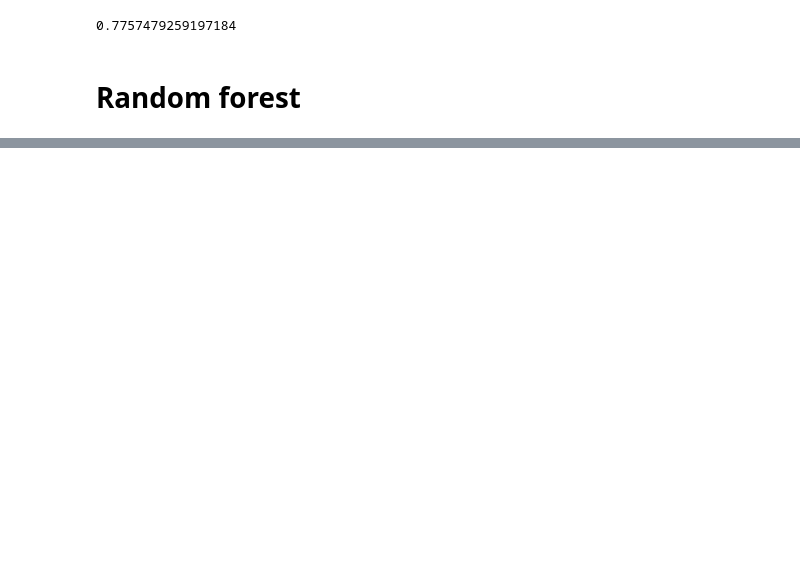
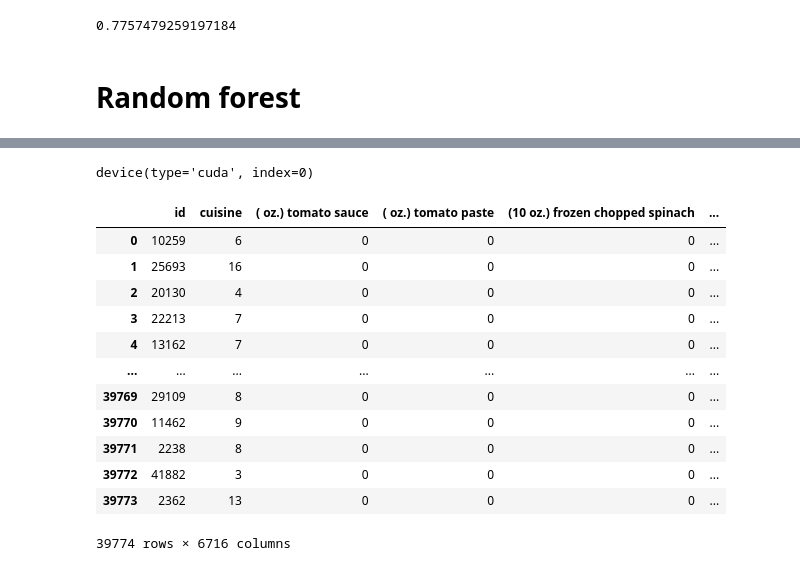
Before and after one commit to ShuvalovDR/ML_cuisine, a Jupyter notebook: Cuisine_solution.ipynb, the cells around one changed output, grey strips where cells are left out. Saved outputs shown, nothing was run; the diff lists cells and outputs as text; code cells hidden in the pictures; blank space fills up the shorter version.

```diff
--- a/Cuisine_solution.ipynb
+++ b/Cuisine_solution.ipynb
@@ -201,0 +173,5 @@ accuracy_score(predictions, y_test)
+# %%
+device = torch.device("cuda:0" if torch.cuda.is_available() else "cpu")
+device
+# %% [output]
+device(type='cuda', index=0)
@@ -201,0 +187,18 @@ accuracy_score(predictions, y_test)
+# %%
+encoder = LabelEncoder()
+data['cuisine'] = encoder.fit_transform(data['cuisine'])
+data
+# %% [output]
+|  | id | cuisine | ( oz.) tomato sauce | ( oz.) tomato paste | (10 oz.) frozen chopped spinach | ... |
+| 0 | 10259 | 6 | 0 | 0 | 0 | ... |
+| 1 | 25693 | 16 | 0 | 0 | 0 | ... |
+| 2 | 20130 | 4 | 0 | 0 | 0 | ... |
+| 3 | 22213 | 7 | 0 | 0 | 0 | ... |
+| 4 | 13162 | 7 | 0 | 0 | 0 | ... |
+| ... | ... | ... | ... | ... | ... | ... |
+| 39769 | 29109 | 8 | 0 | 0 | 0 | ... |
+| 39770 | 11462 | 9 | 0 | 0 | 0 | ... |
+| 39771 | 2238 | 8 | 0 | 0 | 0 | ... |
+| 39772 | 41882 | 3 | 0 | 0 | 0 | ... |
+| 39773 | 2362 | 13 | 0 | 0 | 0 | ... |
+39774 rows × 6716 columns
```
Also changed, not shown: parts of 32 cells of this notebook, 1 other file.
